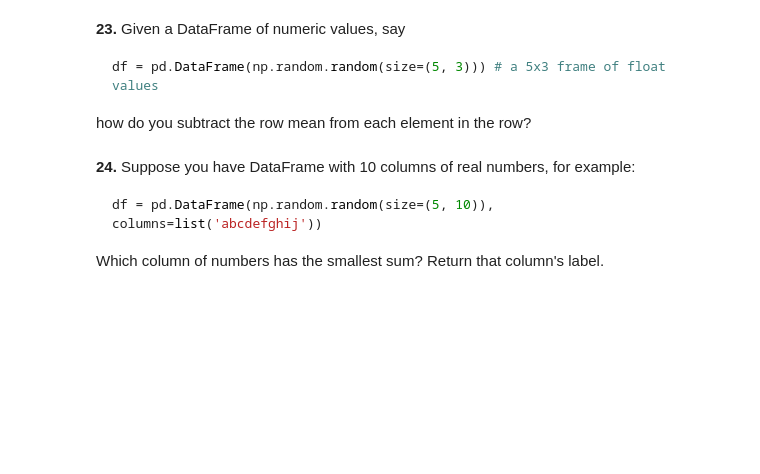
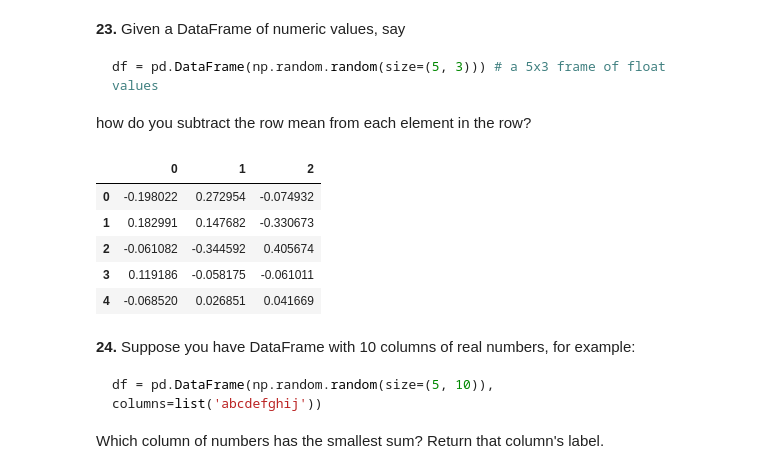
Before and after one commit to bogdan-kovalchuk/100-pandas-puzzles, a Jupyter notebook: 100-pandas-puzzles.ipynb, the cells around one changed output. Cells and saved outputs as stored; diff of their text form; code cells hidden in the pictures; blank space fills up the shorter version.

````diff
--- a/100-pandas-puzzles.ipynb
+++ b/100-pandas-puzzles.ipynb
@@ -287,6 +287,16 @@ df = pd.DataFrame(np.random.random(size=(5, 3))) # a 5x3 frame of float values
 ```
 
 how do you subtract the row mean from each element in the row?
+# %%
+df = pd.DataFrame(np.random.random(size=(5, 3))) # a 5x3 frame of float values
+df.sub(df.mean(axis=1), axis=0)
+# %% [output]
+|  | 0 | 1 | 2 |
+| 0 | -0.198022 | 0.272954 | -0.074932 |
+| 1 | 0.182991 | 0.147682 | -0.330673 |
+| 2 | -0.061082 | -0.344592 | 0.405674 |
+| 3 | 0.119186 | -0.058175 | -0.061011 |
+| 4 | -0.068520 | 0.026851 | 0.041669 |
 # %% [markdown]
 **24.** Suppose you have DataFrame with 10 columns of real numbers, for example:
 
````
